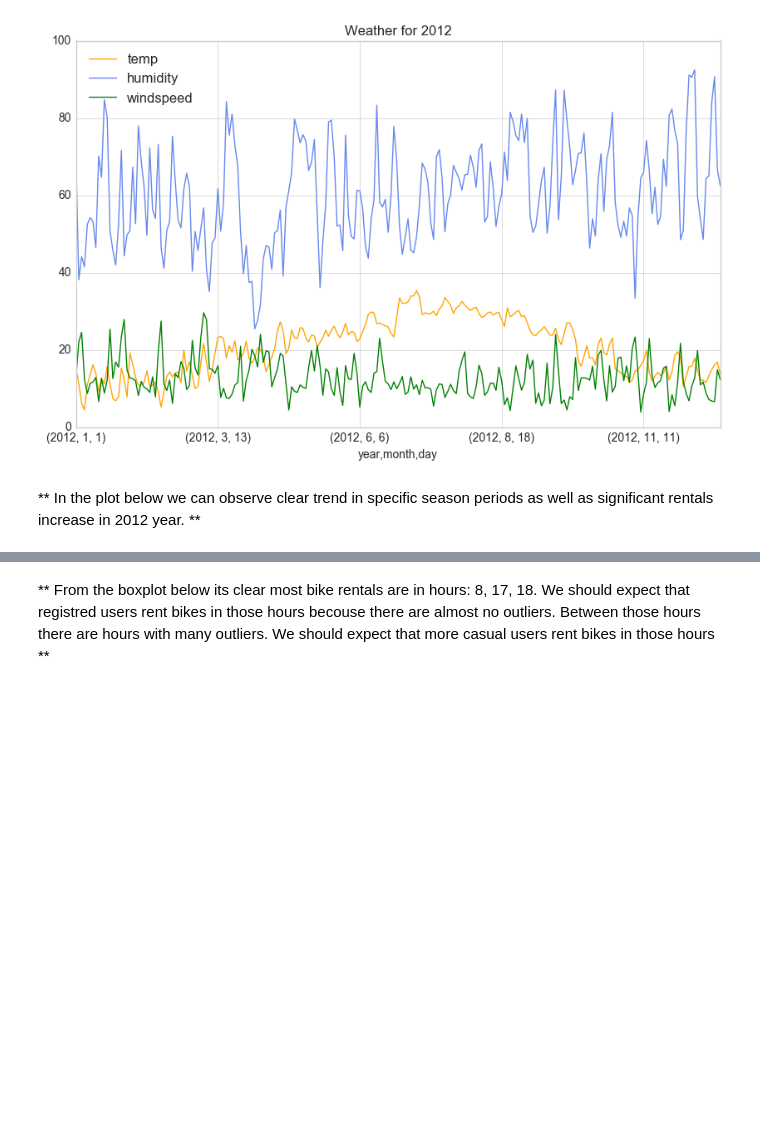
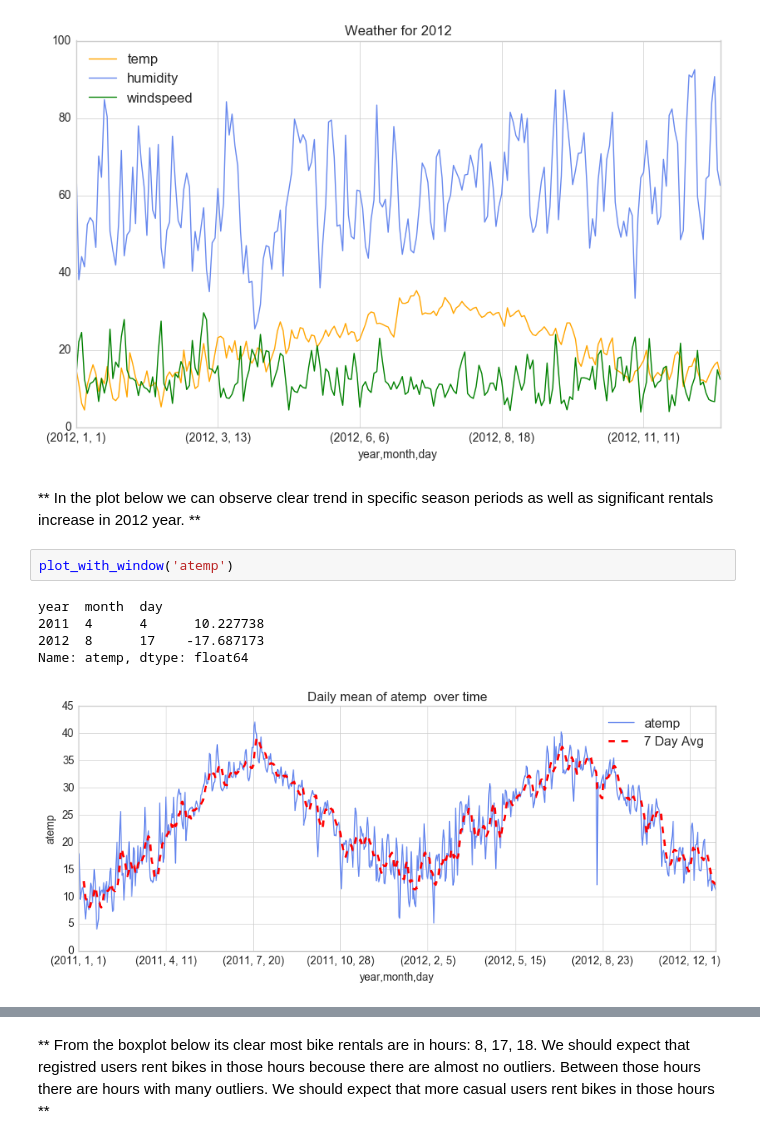
Before and after one commit to artursuchocki/kaggle_capital_bikesharing, a Jupyter notebook: Capital Bike - Project Exercise - Solutions.ipynb, the cells around one changed output, grey strips where cells are left out. Saved outputs shown, nothing was run; the diff lists cells and outputs as text; blank space fills up the shorter version.

```diff
--- a/Capital Bike - Project Exercise - Solutions.ipynb
+++ b/Capital Bike - Project Exercise - Solutions.ipynb
@@ -349,3 +513,11 @@ plt.legend(loc='best')
 [figure]
 # %% [markdown]
 ** In the plot below we can observe clear trend in specific season periods as well as significant rentals increase in 2012 year. **
+# %%
+plot_with_window('atemp')
+# %% [output]
+year  month  day
+2011  4      4      10.227738
+2012  8      17    -17.687173
+Name: atemp, dtype: float64
+[figure, added]
```
Also changed, not shown: parts of 110 cells of this notebook, 2 other files.
